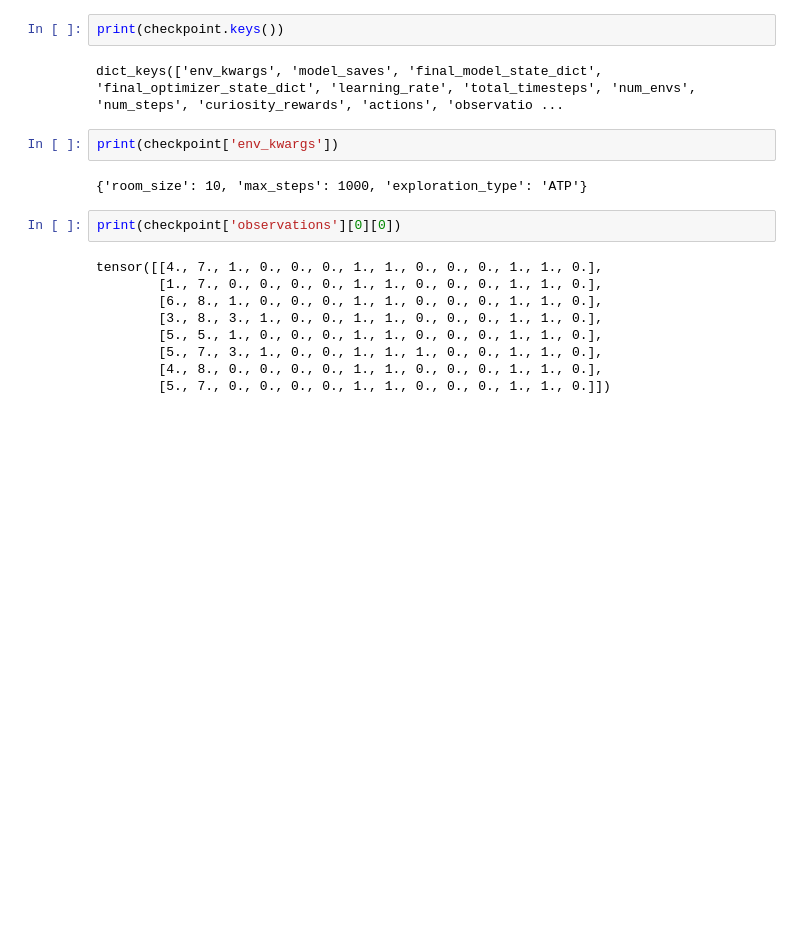
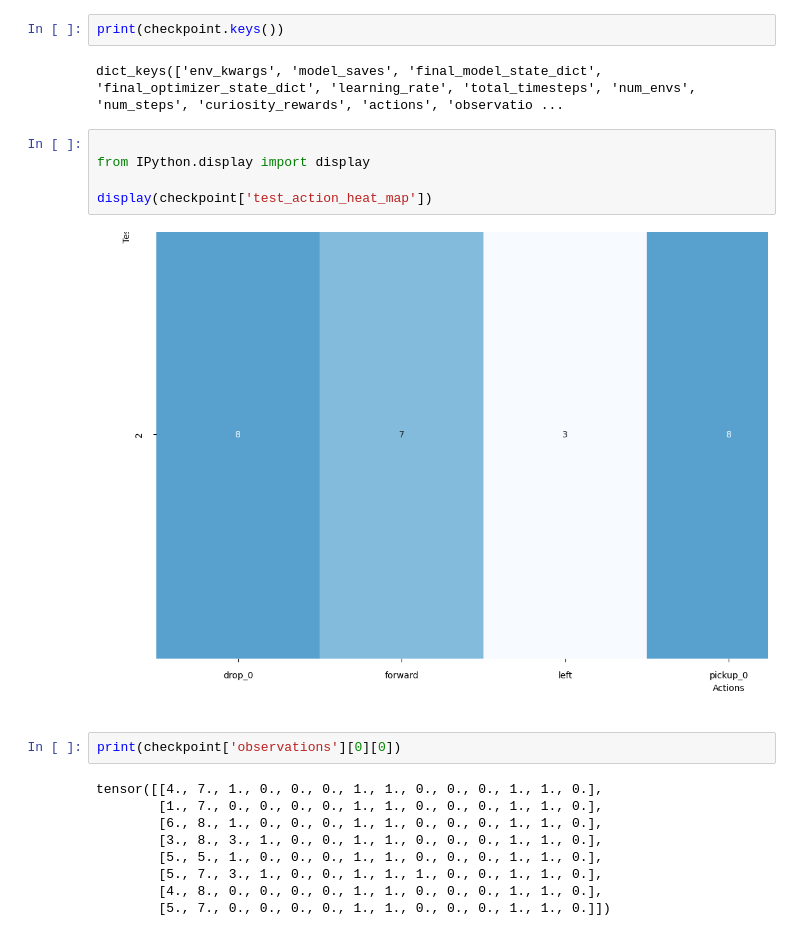
Before and after one commit to KevinHan1209/mini_behavior, a Jupyter notebook: testNotebook.ipynb, the cells around one changed output. Cells and saved outputs as stored; diff of their text form; blank space fills up the shorter version.

```diff
--- a/testNotebook.ipynb
+++ b/testNotebook.ipynb
@@ -175,10 +183,13 @@ checkpoint = torch.load("/Users/kevinhan/mini_behavior/models/ATP_PPO_Trial/Mini
 print(checkpoint.keys())
 # %% [output]
 dict_keys(['env_kwargs', 'model_saves', 'final_model_state_dict', 'final_optimizer_state_dict', 'learning_rate', 'total_timesteps', 'num_envs', 'num_steps', 'curiosity_rewards', 'actions', 'observatio ...
-# %%
-print(checkpoint['env_kwargs'])
-# %% [output]
-{'room_size': 10, 'max_steps': 1000, 'exploration_type': 'ATP'}
+# %%
+
+from IPython.display import display
+
+display(checkpoint['test_action_heat_map'])
+# %% [output]
+[figure, added]
 # %%
 print(checkpoint['observations'][0][0])
 # %% [output]
```
Also changed, not shown: parts of 1 cell of this notebook, 5 other files.
